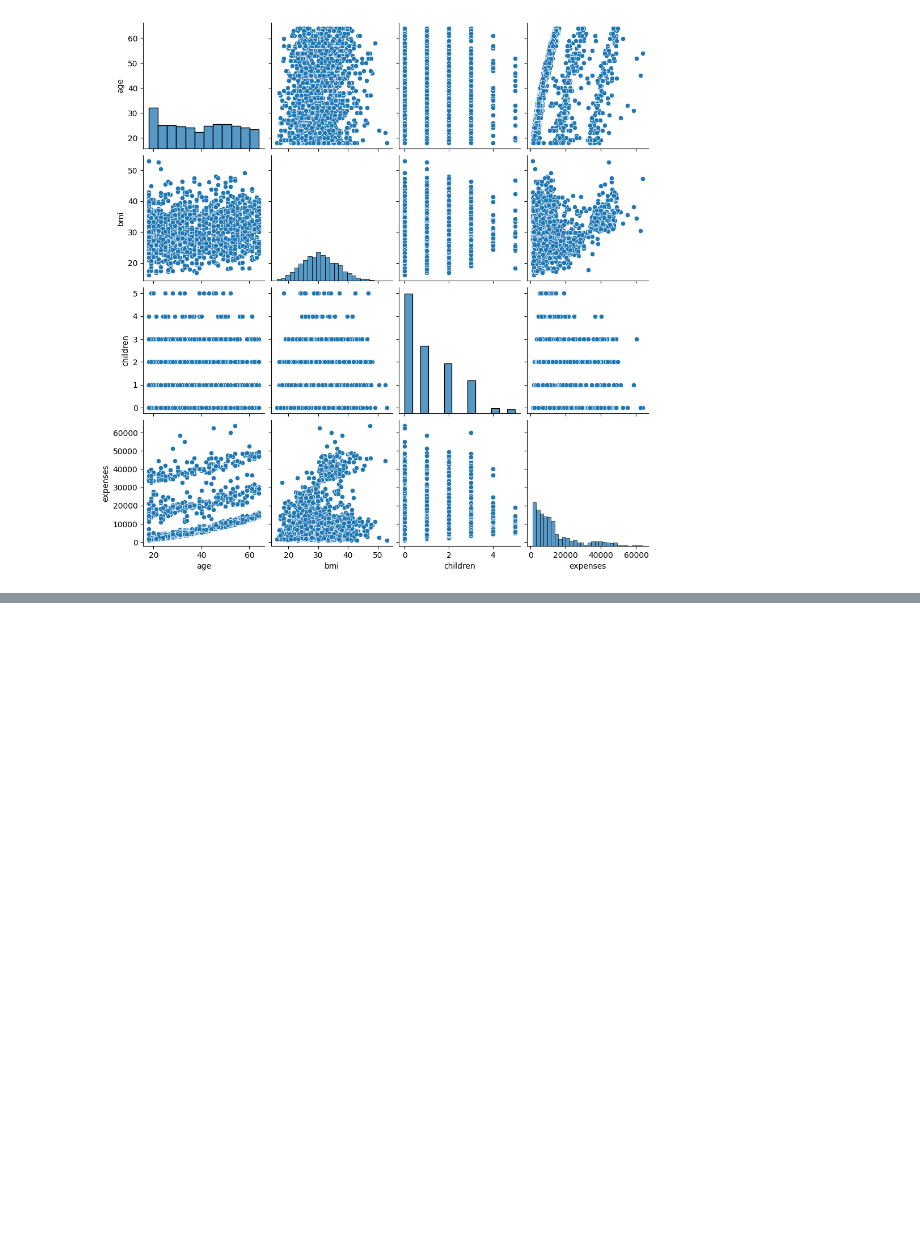
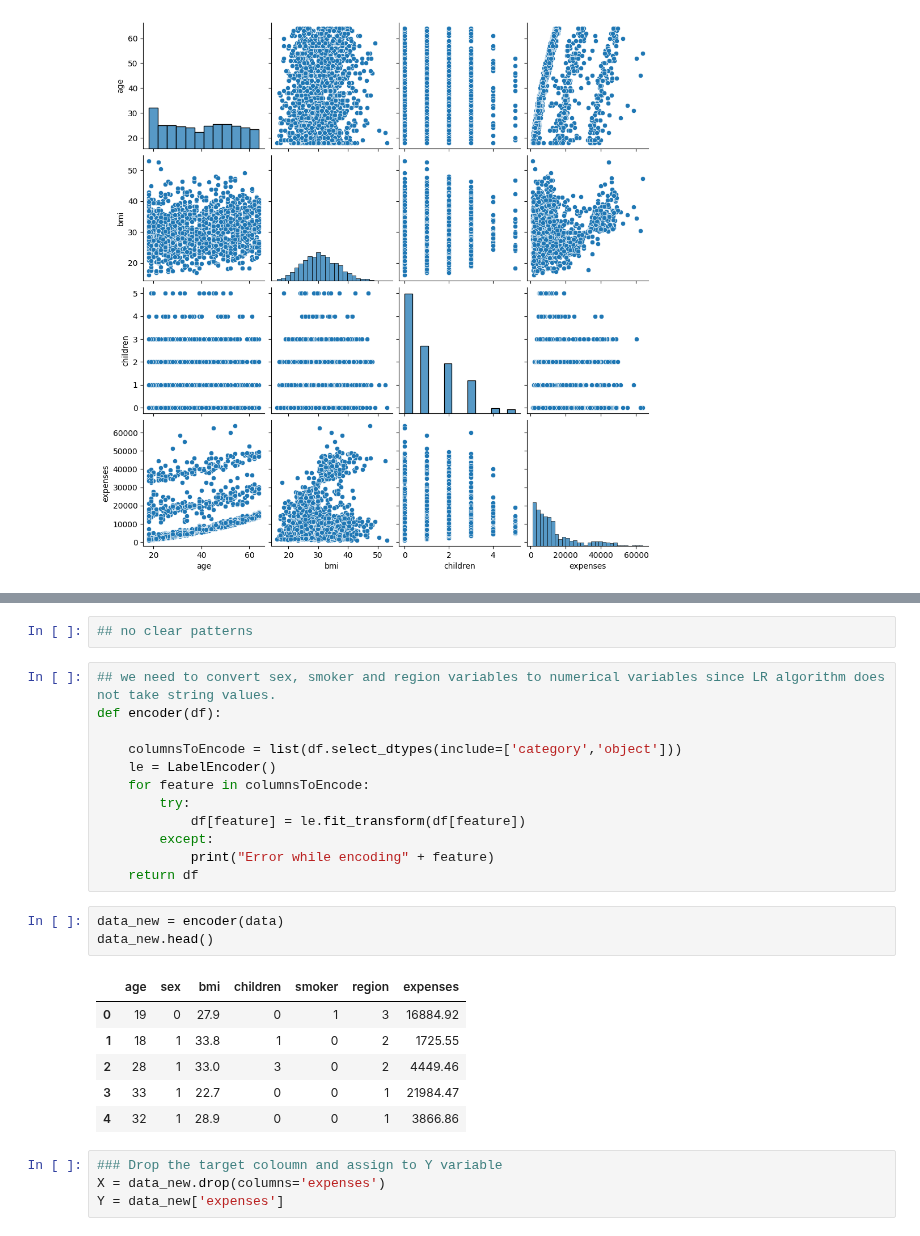
Before and after one commit to TanushreeWandkar/SupervisedLearning, a Jupyter notebook: LinearRegression/Linear Regression.ipynb, the cells around one changed output, grey strips where cells are left out. Cells and saved outputs as stored; diff of their text form; blank space fills up the shorter version.

```diff
--- a/LinearRegression/Linear Regression.ipynb
+++ b/LinearRegression/Linear Regression.ipynb
@@ -128,0 +176,28 @@ sns.pairplot(data)
+# %%
+## no clear patterns
+# %%
+## we need to convert sex, smoker and region variables to numerical variables since LR algorithm does not take string values.
+def encoder(df):
+
+    columnsToEncode = list(df.select_dtypes(include=['category','object']))
+    le = LabelEncoder()
+    for feature in columnsToEncode:
+        try:
+            df[feature] = le.fit_transform(df[feature])
+        except:
+            print("Error while encoding" + feature)
+    return df
+# %%
+data_new = encoder(data)
+data_new.head()
+# %% [output]
+|  | age | sex | bmi | children | smoker | region | expenses |
+| 0 | 19 | 0 | 27.9 | 0 | 1 | 3 | 16884.92 |
+| 1 | 18 | 1 | 33.8 | 1 | 0 | 2 | 1725.55 |
+| 2 | 28 | 1 | 33.0 | 3 | 0 | 2 | 4449.46 |
+| 3 | 33 | 1 | 22.7 | 0 | 0 | 1 | 21984.47 |
+| 4 | 32 | 1 | 28.9 | 0 | 0 | 1 | 3866.86 |
+# %%
+### Drop the target coloumn and assign to Y variable
+X = data_new.drop(columns='expenses')
+Y = data_new['expenses']
```
Also changed, not shown: parts of 14 cells of this notebook.
